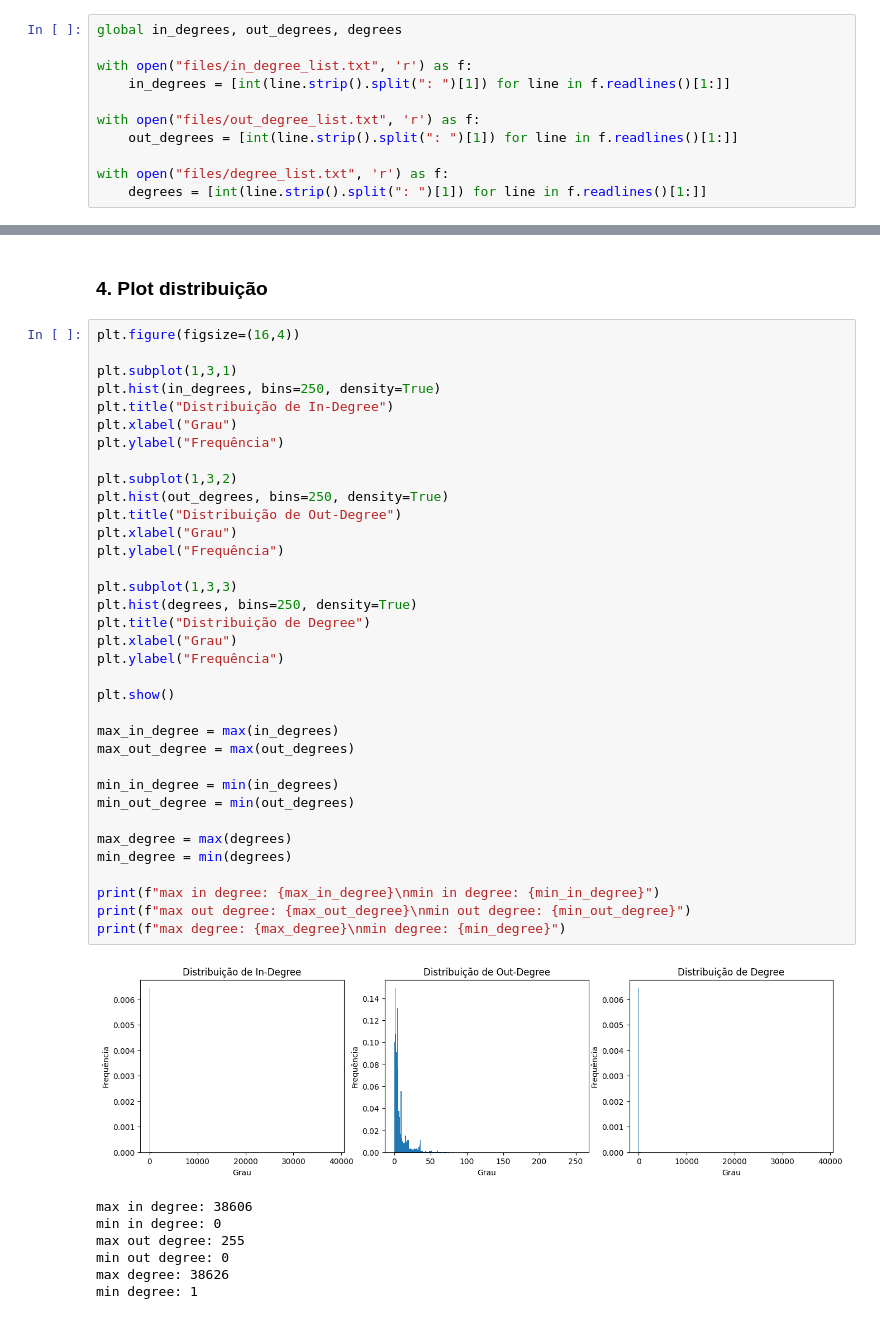
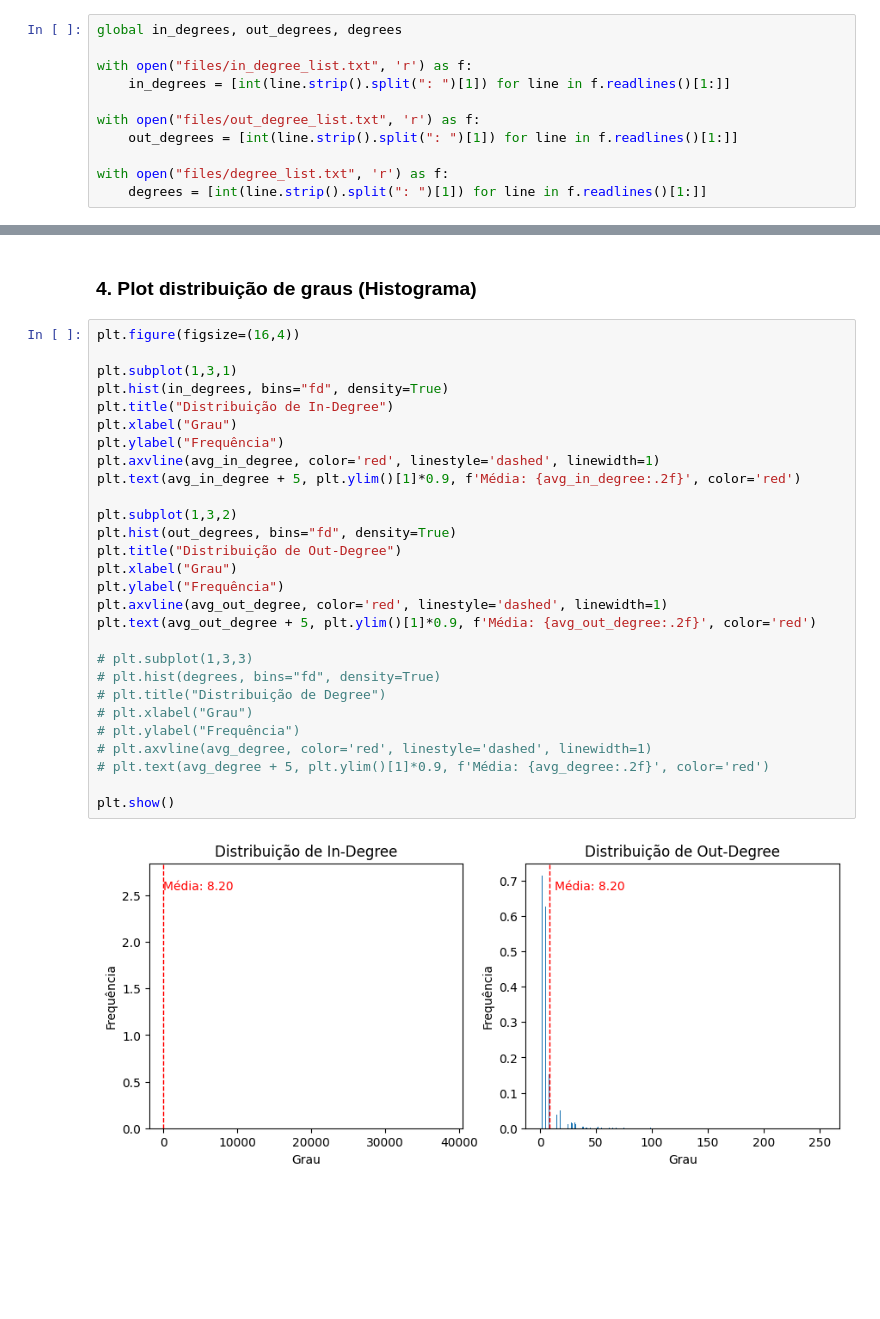
Before and after one commit to gabrieldsn2006/AV1-web-graph, a Jupyter notebook: python_algs4/main.ipynb, the cells around one changed output, grey strips where cells are left out. Drawn from its saved outputs; the diff is of its cells as text; blank space fills up the shorter version.

```diff
--- a/python_algs4/main.ipynb
+++ b/python_algs4/main.ipynb
@@ -55,45 +94,32 @@ with open("files/degree_list.txt", 'r') as f:
 # %% [markdown]
-### 4. Plot distribuição
+### 4. Plot distribuição de graus (Histograma)
-# %%
-plt.figure(figsize=(16,4))
-
-plt.subplot(1,3,1)
-plt.hist(in_degrees, bins=250, density=True)
-plt.title("Distribuição de In-Degree")
-plt.xlabel("Grau")
-plt.ylabel("Frequência")
-
-plt.subplot(1,3,2)
-plt.hist(out_degrees, bins=250, density=True)
-plt.title("Distribuição de Out-Degree")
-plt.xlabel("Grau")
-plt.ylabel("Frequência")
-
-plt.subplot(1,3,3)
-plt.hist(degrees, bins=250, density=True)
-plt.title("Distribuição de Degree")
-plt.xlabel("Grau")
-plt.ylabel("Frequência")
-
-plt.show()
-
-max_in_degree = max(in_degrees)
-max_out_degree = max(out_degrees)
-
-min_in_degree = min(in_degrees)
-min_out_degree = min(out_degrees)
-
-max_degree = max(degrees)
-min_degree = min(degrees)
-
-print(f"max in degree: {max_in_degree}\nmin in degree: {min_in_degree}")
-print(f"max out degree: {max_out_degree}\nmin out degree: {min_out_degree}")
-print(f"max degree: {max_degree}\nmin degree: {min_degree}")
-# %% [output]
-[figure, removed]
-max in degree: 38606
-min in degree: 0
-max out degree: 255
-min out degree: 0
-max degree: 38626
-min degree: 1
+# %%
+plt.figure(figsize=(16,4))
+
+plt.subplot(1,3,1)
+plt.hist(in_degrees, bins="fd", density=True)
+plt.title("Distribuição de In-Degree")
+plt.xlabel("Grau")
+plt.ylabel("Frequência")
+plt.axvline(avg_in_degree, color='red', linestyle='dashed', linewidth=1)
+plt.text(avg_in_degree + 5, plt.ylim()[1]*0.9, f'Média: {avg_in_degree:.2f}', color='red')
+
+plt.subplot(1,3,2)
+plt.hist(out_degrees, bins="fd", density=True)
+plt.title("Distribuição de Out-Degree")
+plt.xlabel("Grau")
+plt.ylabel("Frequência")
+plt.axvline(avg_out_degree, color='red', linestyle='dashed', linewidth=1)
+plt.text(avg_out_degree + 5, plt.ylim()[1]*0.9, f'Média: {avg_out_degree:.2f}', color='red')
+
+# plt.subplot(1,3,3)
+# plt.hist(degrees, bins="fd", density=True)
+# plt.title("Distribuição de Degree")
+# plt.xlabel("Grau")
+# plt.ylabel("Frequência")
+# plt.axvline(avg_degree, color='red', linestyle='dashed', linewidth=1)
+# plt.text(avg_degree + 5, plt.ylim()[1]*0.9, f'Média: {avg_degree:.2f}', color='red')
+
+plt.show()
+# %% [output]
+[figure, added]
```
Also changed, not shown: parts of 6 cells of this notebook.
